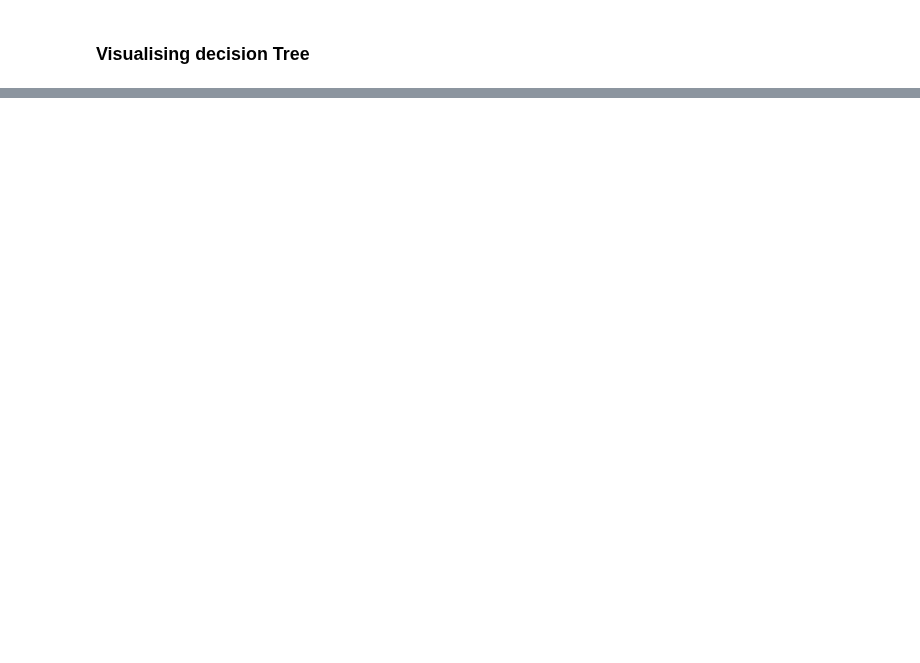
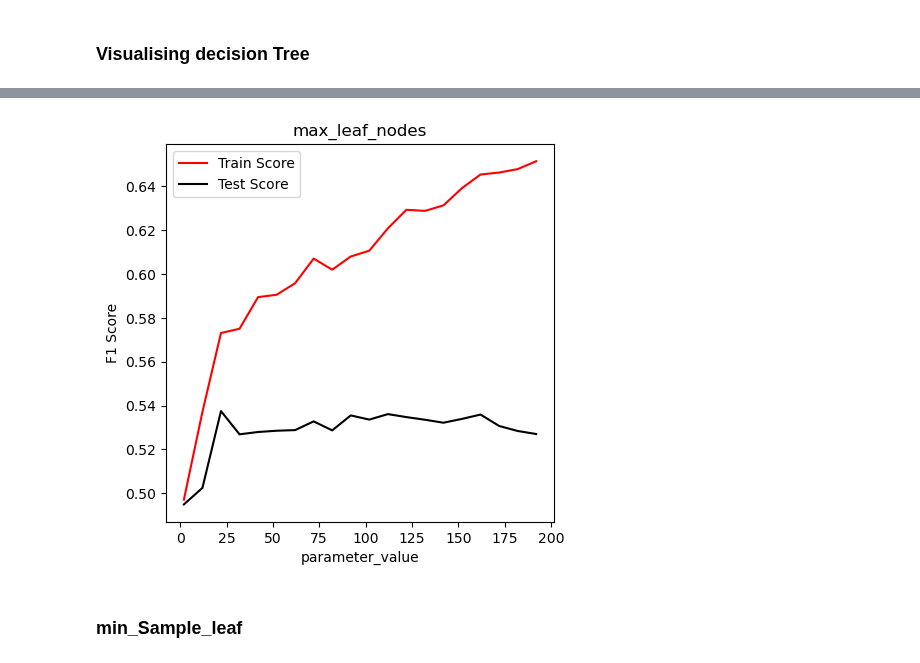
Before and after one commit to VelampalepuRohitAnjaniKumar/Machine-Learning-, a Jupyter notebook: Decision Tree/Decision_tree_model.ipynb, the cells around one changed output, grey strips where cells are left out. Drawn from its saved outputs; the diff is of its cells as text; code cells hidden in the pictures; blank space fills up the shorter version.

```diff
--- a/Decision Tree/Decision_tree_model.ipynb
+++ b/Decision Tree/Decision_tree_model.ipynb
@@ -142,0 +226,18 @@ export_graphviz(decision_tree=classifier,
+# %%
+maxleafs=[i for i in range(2,200,10)]
+
+train=[]
+test=[]
+
+for i in maxleafs:
+    model=DTC(class_weight='balanced',random_state=42,max_leaf_nodes=i)
+
+    f1,f2=cal_score(model,X_train,Y_train,X_test,Y_test)
+    train.append(f1)
+    test.append(f2)
+# %%
+effect(train,test,range(2,200,10),'max_leaf_nodes')
+# %% [output]
+[figure, added]
+# %% [markdown]
+### min_Sample_leaf
```
Also changed, not shown: parts of 19 cells of this notebook.
